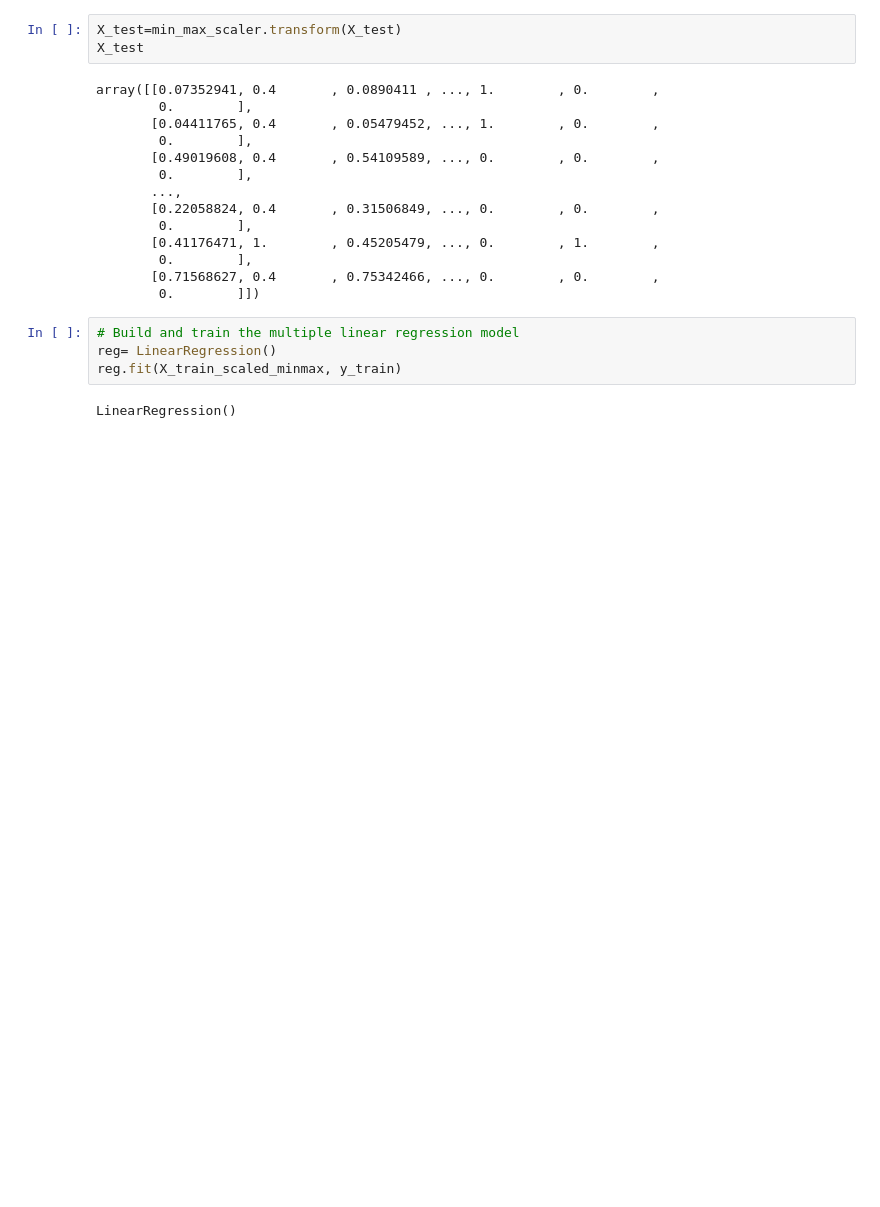
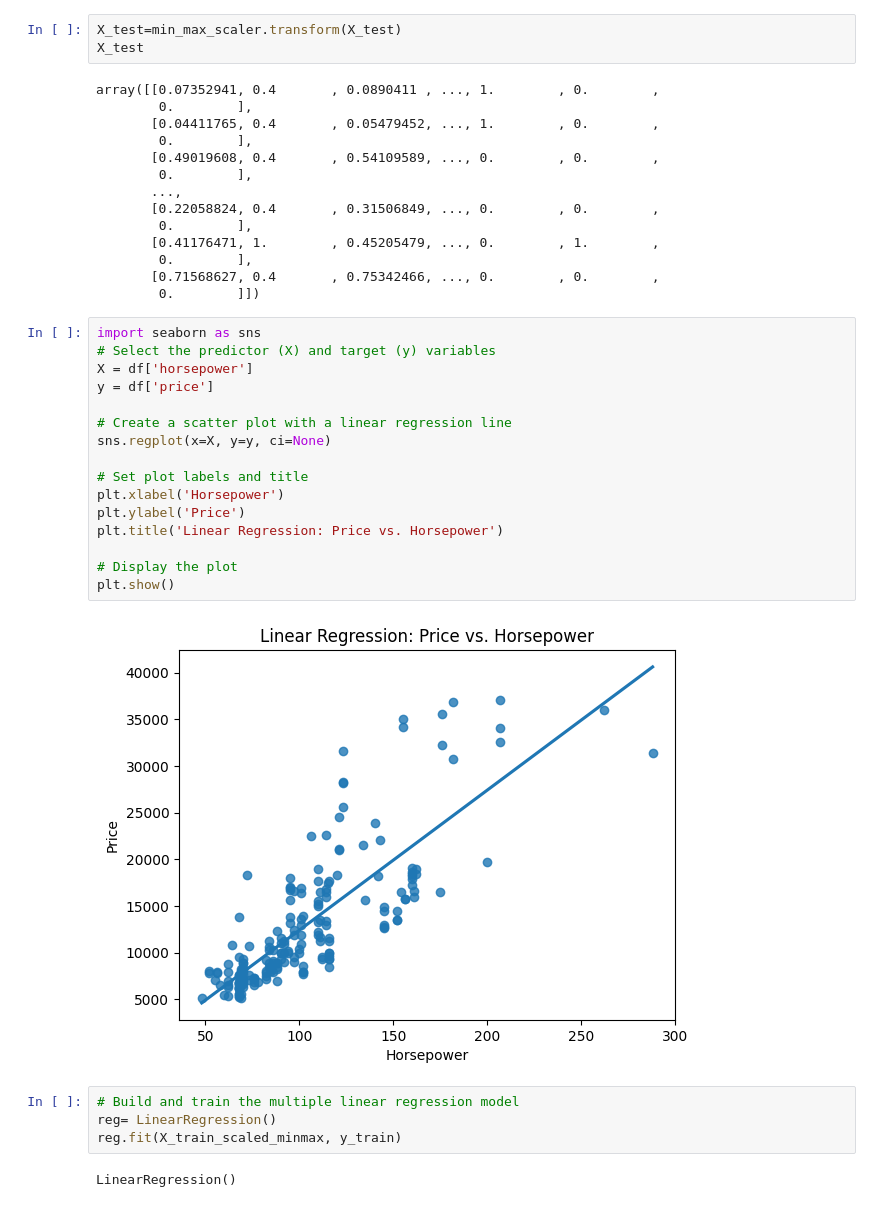
Before and after one commit to Naiseenata/Car-Price, a Jupyter notebook: car price.ipynb, the cells around one changed output. Drawn from its saved outputs; the diff is of its cells as text; blank space fills up the shorter version.

```diff
--- a/car price.ipynb
+++ b/car price.ipynb
@@ -326,6 +327,24 @@ array([[0.07352941, 0.4       , 0.0890411 , ..., 1.        , 0.        ,
         0.        ],
        [0.71568627, 0.4       , 0.75342466, ..., 0.        , 0.        ,
         0.        ]])
+# %%
+import seaborn as sns
+# Select the predictor (X) and target (y) variables
+X = df['horsepower']
+y = df['price']
+
+# Create a scatter plot with a linear regression line
+sns.regplot(x=X, y=y, ci=None)
+
+# Set plot labels and title
+plt.xlabel('Horsepower')
+plt.ylabel('Price')
+plt.title('Linear Regression: Price vs. Horsepower')
+
+# Display the plot
+plt.show()
+# %% [output]
+[figure, added]
 # %%
 # Build and train the multiple linear regression model
 reg= LinearRegression()
```
Also changed, not shown: parts of 15 cells of this notebook.
